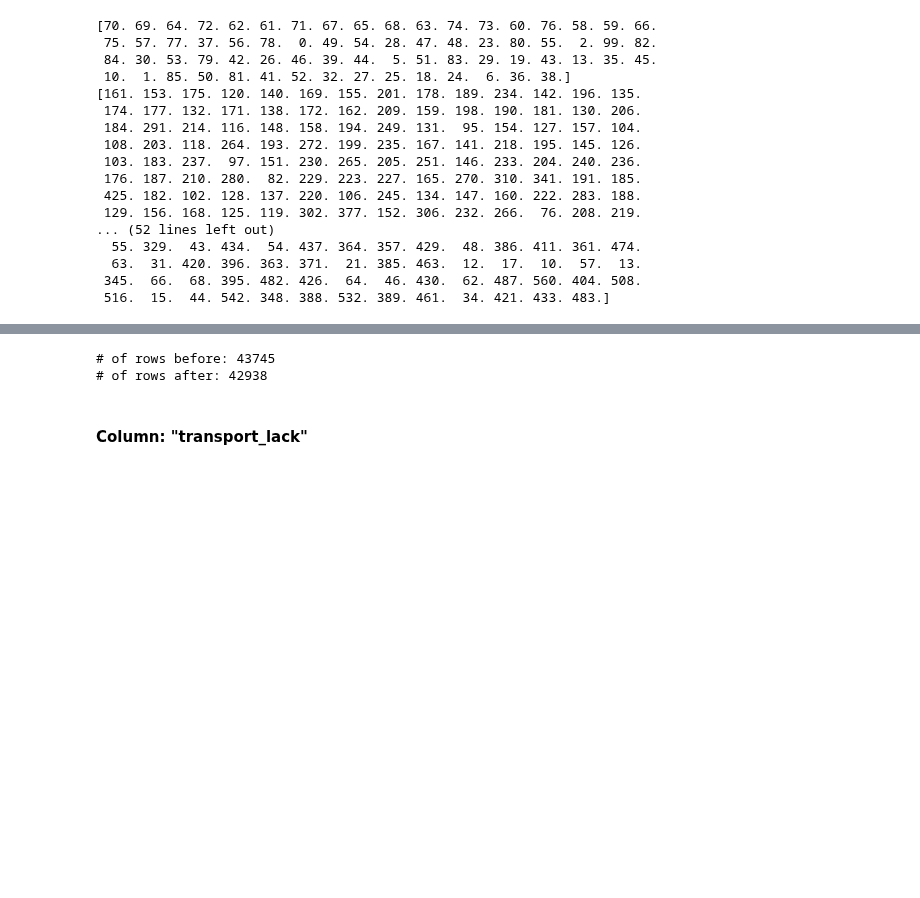
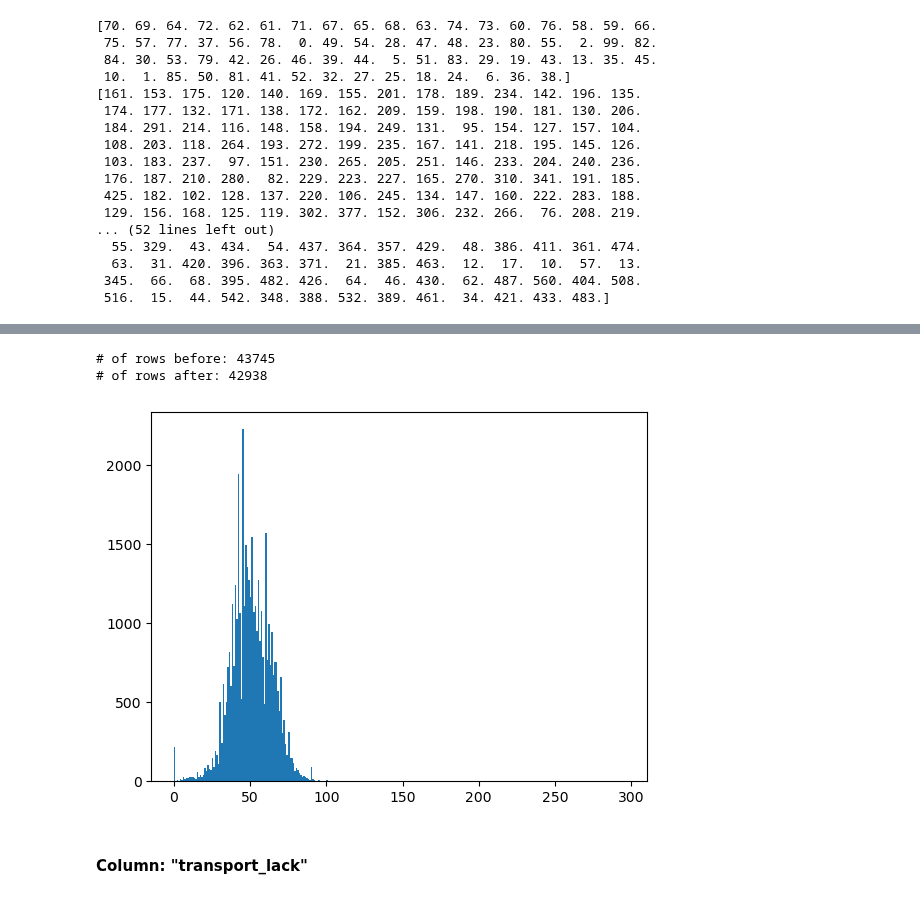
Before and after one commit to d9sus4/KL2, a Jupyter notebook: process_data.ipynb, the cells around one changed output, grey strips where cells are left out. Drawn from its saved outputs; the diff is of its cells as text; code cells hidden in the pictures; blank space fills up the shorter version.

```diff
--- a/process_data.ipynb
+++ b/process_data.ipynb
@@ -648,25 +651,44 @@ last_df = df
 # %%
 # process all treatment amount columns: if value > 600, drop
 df = last_df.copy() # always work on a fresh copy of last step's output
 
 # List of the columns to check for values greater than 600
 treatment_amount_columns = [
     "ptindweek1", "ptconweek1", "ptgrpweek1", "ptcoweek1",
     "otindweek1", "otconweek1", "otgrpweek1", "otcoweek1",
     "slpindweek1", "slpconweek1", "slpgrpweek1", "slpcoweek1",
     "ptindweek2", "ptconweek2", "ptgrpweek2", "ptcoweek2",
     "otindweek2", "otconweek2", "otgrpweek2", "otcoweek2",
     "slpindweek2", "slpconweek2", "slpgrpweek2", "slpcoweek2"
 ]
 
 print(f"# of rows before: {df.shape[0]}")
 
 df = df[~(df[treatment_amount_columns] > 600).any(axis=1)]
 
 print(f"# of rows after: {df.shape[0]}")
+
+
+# add new columns
+for dept in ['pt', 'ot', 'slp']:
+    for cell in ['ind', 'con', 'grp', 'co']:
+        # Sum week1 and week2 (not week1 + week1)
+        week1_col = dept + cell + 'week1'
+        week2_col = dept + cell + 'week2'
+        df[dept+cell+'week1+2'] = df[week1_col] + df[week2_col]
+        # Vectorized conditional division
+        df[dept+cell+'perday'] = df[dept+cell+'week1+2'] / np.where(df['los'] <= 14, df['los'], 14)
+        df[dept+cell+'extrap'] = df[dept+cell+'perday'] * df['los']
+
+import matplotlib.pyplot as plt
+
+# Plot with matplotlib
+plt.hist(df['ptindperday'].values, bins='auto')
+plt.show()
 # %% [output]
 # of rows before: 43745
 # of rows after: 42938
+[figure, added]
 # %% [markdown]
 #### Column: "transport_lack"
 # %%
```
Also changed, not shown: parts of 21 cells of this notebook, 17 other files.
